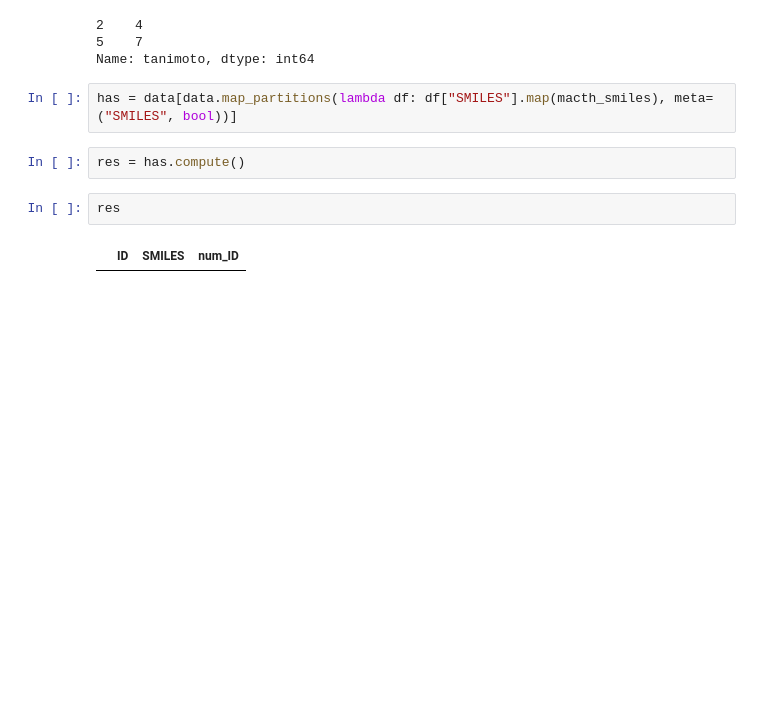
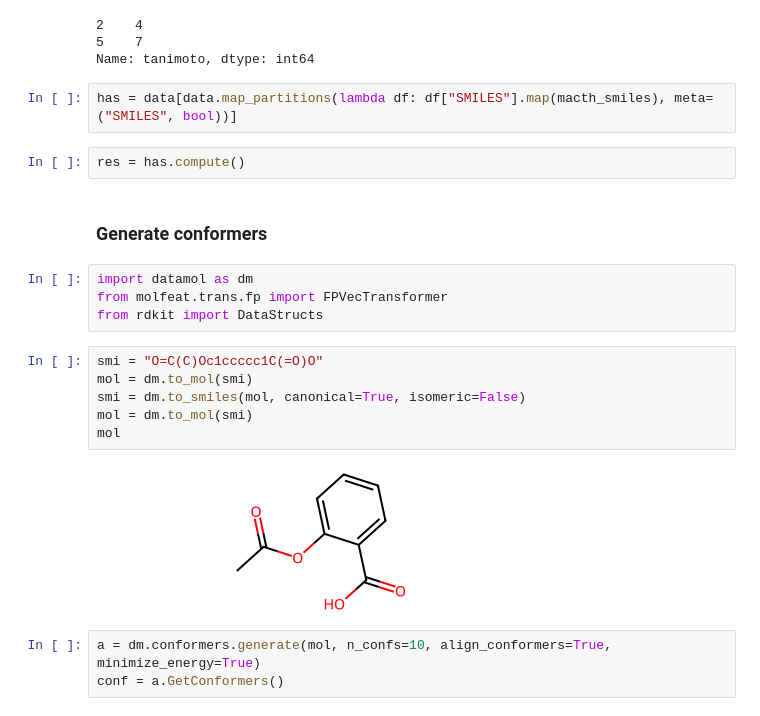
Before and after one commit to zaky02/LibMiner, a Jupyter notebook: clean/substructure.ipynb, the cells around one changed output. Cells and saved outputs as stored; diff of their text form; blank space fills up the shorter version.

```diff
--- a/clean/substructure.ipynb
+++ b/clean/substructure.ipynb
@@ -97,7 +97,20 @@ Name: tanimoto, dtype: int64
 has = data[data.map_partitions(lambda df: df["SMILES"].map(macth_smiles), meta=("SMILES", bool))]
 # %%
 res = has.compute()
-# %%
-res
-# %% [output]
-|  | ID | SMILES | num_ID |
+# %% [markdown]
+### Generate conformers
+# %%
+import datamol as dm
+from molfeat.trans.fp import FPVecTransformer
+from rdkit import DataStructs
+# %%
+smi = "O=C(C)Oc1ccccc1C(=O)O"
+mol = dm.to_mol(smi)
+smi = dm.to_smiles(mol, canonical=True, isomeric=False)
+mol = dm.to_mol(smi)
+mol
+# %% [output]
+[figure, added]
+# %%
+a = dm.conformers.generate(mol, n_confs=10, align_conformers=True, minimize_energy=True)
+conf = a.GetConformers()
```
Also changed, not shown: parts of 4 cells of this notebook, 5 other files.
